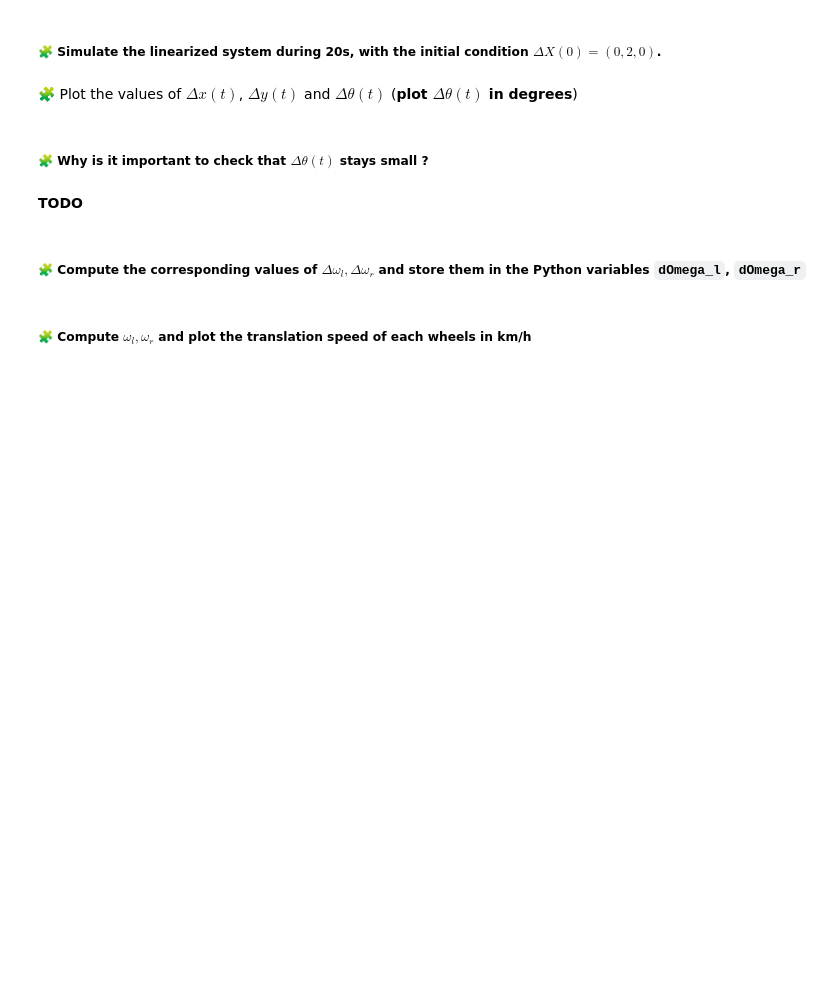
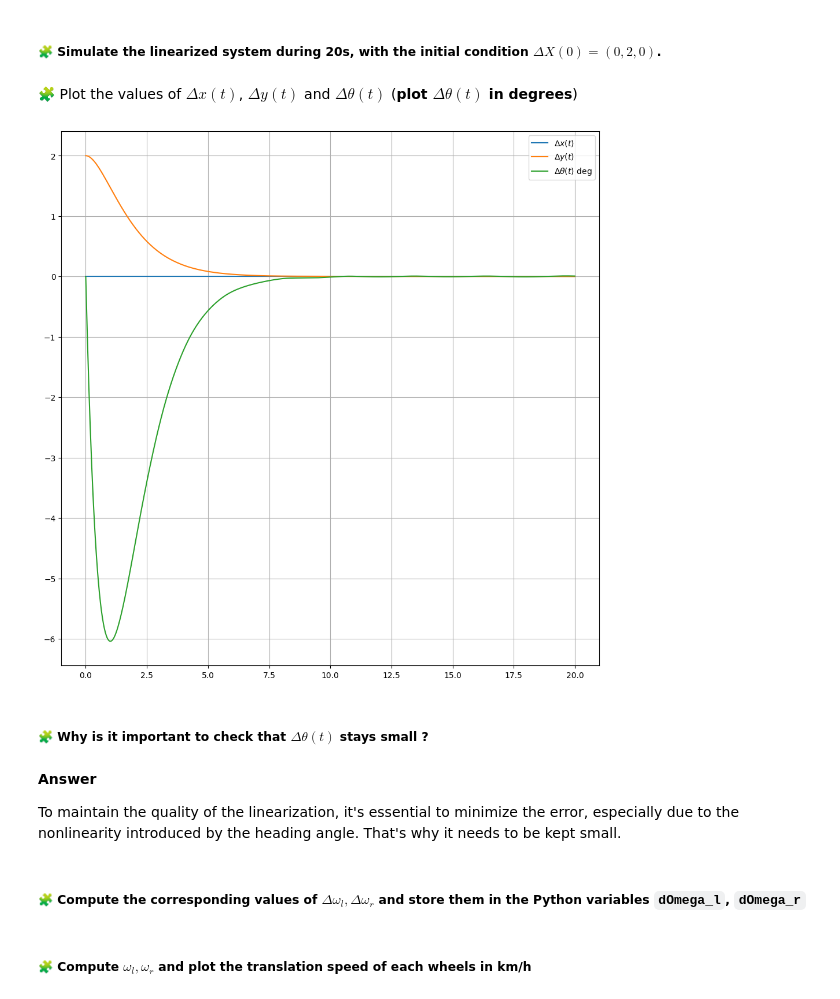
Before and after one commit to DohaJouay/control-engineering-with-python-project-2023-2024, a Jupyter notebook: Project-part-2.ipynb, the cells around one changed output. Drawn from its saved outputs; the diff is of its cells as text; code cells hidden in the pictures; blank space fills up the shorter version.

```diff
--- a/Project-part-2.ipynb
+++ b/Project-part-2.ipynb
@@ -655,2 +661,15 @@ pass
+# %%
+def deltaOmega(t,deltaX):
+    return -K @ deltaX
+
+tf = 20
+rs = solve_ivp(
+    fun=lin_fun,
+    t_span=[0, tf],
+    y0=[0, 2, 0],
+    dense_output=True,
+    rtol=1e-6,
+    atol=1e-3
+)
 # %% [markdown]
 🧩 Plot the values of $\Delta x(t)$, $\Delta y(t)$ and $\Delta\theta(t)$ (**plot $\Delta\theta(t)$ in degrees**)
@@ -659,6 +676,20 @@ pass
+# %%
+t = linspace(0.0, tf, 1000)
+dx, dy, dtheta = rs["sol"](t)
+fig, ax = subplots(figsize=(12, 12))
+ax.grid(True)
+ax.plot(t, dx, label="$\Delta x(t)$")
+ax.plot(t, dy, label="$\Delta y(t)$")
+ax.plot(t, dtheta * 180 / pi, label=r"$\Delta\theta(t)$ deg")
+ax.legend()
+show()
+# %% [output]
+[figure, added]
 # %% [markdown]
 ##### 🧩 Why is it important to check that $\Delta\theta(t)$ stays small ?
-# %% [markdown]
-**TODO**
+# %% [markdown]
+**Answer**
+
+To maintain the quality of the linearization, it's essential to minimize the error, especially due to the nonlinearity introduced by the heading angle. That's why it needs to be kept small.
 # %% [markdown]
 ##### 🧩 Compute the corresponding values of $\Delta\omega_l,\Delta\omega_r$ and store them in the Python variables `dOmega_l`, `dOmega_r`
```
Also changed, not shown: parts of 8 cells of this notebook.
